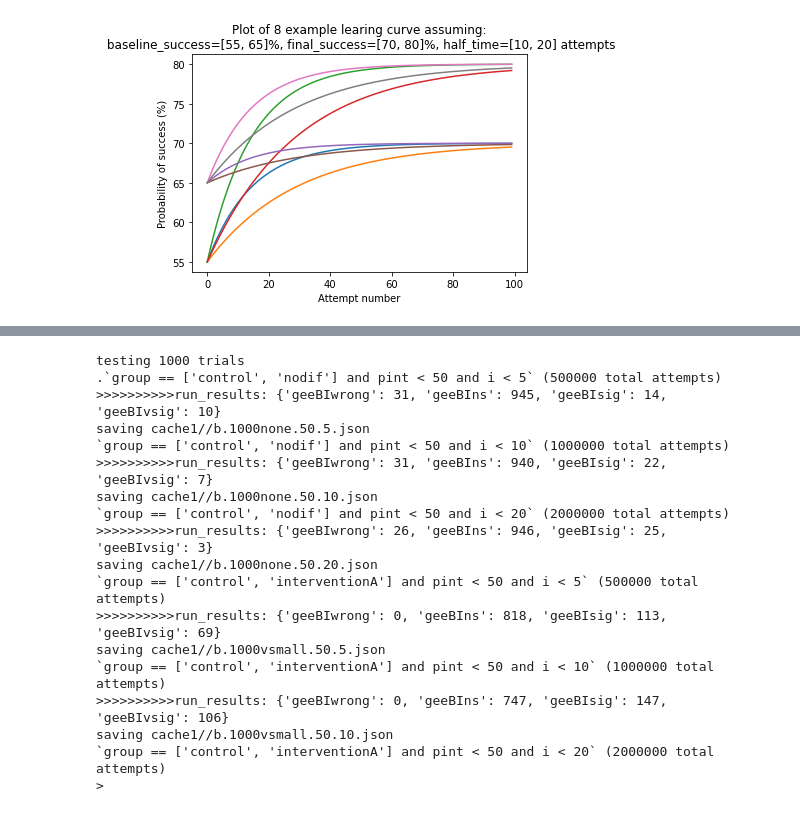
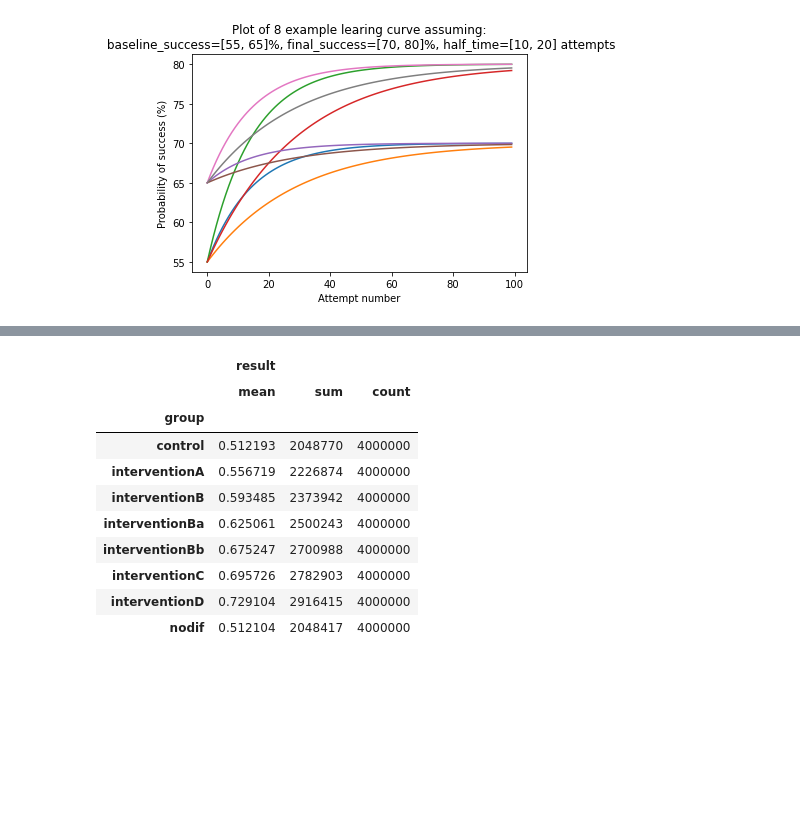
Before and after one commit to ErichBSchulz/IVCTrial, a Jupyter notebook: PowerSimulation.ipynb, the cells around one changed output, grey strips where cells are left out. Cells and saved outputs as stored; diff of their text form; code cells hidden in the pictures; blank space fills up the shorter version.

```diff
--- a/PowerSimulation.ipynb
+++ b/PowerSimulation.ipynb
@@ -192,21 +200,22 @@ def generate_trial_data(subject_n, attempt_n, trials, groups, sac):
     ad = pd.DataFrame(attempt_data)
     return td, partd, ad, totals
 # %%
-def trial_plots(td, partd, ad):
-    whisker = 5
-    ax = sns.boxplot(x="group", y="result", data=td, whis=[whisker, 100-whisker])
+def trial_plots(td, partd, ad, box=False):
+    if box:
+        whisker = 5
+        ax = sns.boxplot(x="group", y="result", data=td, whis=[whisker, 100-whisker])
+        title_msg =  " (Whiskers at {whisker}% and {100-whisker}%)"
+    else:
+        title_msg =  ""
     #ax = sns.swarmplot(x="group", y="result", data=td)
     ax = sns.violinplot(x="group", y="result", data=td)
     ax.set_ylabel('Successes (count)')
     ax.set_xlabel('Group')
-
-    plt.title(f"Successful attempts in each arm of {len(td)} trials of {int(len(partd)/len(td))} students, each having {int(len(ad)/len(partd))} attempts. (Whiskers at {whisker}% and {100-whisker}%)")
+    plt.title(f"Successful attempts in each arm of {ad.trial.max()+1} trials of {int(len(partd)/len(td))} students, each having {int(len(ad)/len(partd))} attempts.{title_msg}")
     plt.show()
-
     pd.crosstab(ad.result, ad.i).plot(kind='bar')
     plt.title("Success per iteration")
     plt.show()
-
     ad.groupby(['group', 'i']).result.sum().plot(stacked=True,kind='bar')
     plt.title("Success per iteration")
     plt.show()
@@ -228,6 +237,5 @@ def test_trial_generation(sac, groups, subject_n = 5, attempt_n = 5, trials = 10
 
     return td, partd, ad
 
-groups = {"control": 0, "interventionA":0.1, "interventionB":0.2, "interventionC":0.6, "nodif": 0}
-td, partd, ad = test_trial_generation(sac, groups)
-trial_plots(td, partd, ad)
+# groups = {"control": 0, "interventionA":0.1, "interventionB":0.2, "interventionC":0.6, "nodif": 0}
+#td, partd, ad = test_trial_generation(sac, groups)
@@ -323,0 +352,16 @@ loading trial data from trial_cache1000
+# %%
+group_totals = ad[['group','result']].groupby('group').agg(['mean', 'sum', 'count'])
+# %%
+group_totals
+# %% [output]
+|  | result |  |  |
+|  | mean | sum | count |
+| group |  |  |  |
+| control | 0.512193 | 2048770 | 4000000 |
+| interventionA | 0.556719 | 2226874 | 4000000 |
+| interventionB | 0.593485 | 2373942 | 4000000 |
+| interventionBa | 0.625061 | 2500243 | 4000000 |
+| interventionBb | 0.675247 | 2700988 | 4000000 |
+| interventionC | 0.695726 | 2782903 | 4000000 |
+| interventionD | 0.729104 | 2916415 | 4000000 |
+| nodif | 0.512104 | 2048417 | 4000000 |
@@ -363,13 +409,18 @@ def run_test(testing = True):
     pairs = {'none': ['control','nodif'],
                  'vsmall': ['control','interventionA'],
                  'small': ['control','interventionB'],
+                 'mod': ['control','interventionBa'],
                  'big': ['control', 'interventionC'],
                  'huge': ['control', 'interventionD'],
                  'upper': [ 'interventionC', 'interventionD']
                 }
     """
+    clasic distribution:
     {'control': 51.6145, 'interventionA': 55.88775, 'interventionB': 59.653125,
     'interventionC': 69.713125, 'interventionD': 73.108, 'nodif': 51.515}
+    tight:
+    {'control': 74.7725, 'interventionA': 77.1845, 'interventionB': 79.0445,
+    'interventionC': 84.29125, 'interventionD': 86.058, 'nodif': 74.52475}
     """
     if testing:
         students_per_group = [5, 10]
@@ -377,16 +428,16 @@ def run_test(testing = True):
         trials_to_test = 3
         cache = "cache_test/"
     else:
-        students_per_group = [50] #[20, 30,50, 75, 100,200]
-        attempts_per_student = [5, 10, 20]
-        trials_to_test = 1000 # int(len(td)/len(groups)) #fixme
+        students_per_group = [25, 30, 40, 50, 75, 100, 150] #[20, 30,50, 75, 100,200]
+        attempts_per_student = [10, 20]
+        trials_to_test = ad.trial.max()+1
         cache="cache1/"
 
     print(f"testing {trials_to_test} trials")
     return run_sym(
         attempt_data = ad,
         pairs = pairs,
-        tests = ['geeBI'],
+        tests = ['ols','geeB','geeBIs'],  #['geeBI'],
         trials_to_test = trials_to_test,
         spg = students_per_group,
         aps = attempts_per_student,
@@ -396,22 +447,3 @@ def run_test(testing = True):
 
 #test3 = run_test(testing=True)
 test4 = run_test(testing=False)
-# %% [output]
-testing 1000 trials
-.`group == ['control', 'nodif'] and pint < 50 and i < 5` (500000 total attempts)
->>>>>>>>>>run_results: {'geeBIwrong': 31, 'geeBIns': 945, 'geeBIsig': 14, 'geeBIvsig': 10}
-saving cache1//b.1000none.50.5.json
-`group == ['control', 'nodif'] and pint < 50 and i < 10` (1000000 total attempts)
->>>>>>>>>>run_results: {'geeBIwrong': 31, 'geeBIns': 940, 'geeBIsig': 22, 'geeBIvsig': 7}
-saving cache1//b.1000none.50.10.json
-`group == ['control', 'nodif'] and pint < 50 and i < 20` (2000000 total attempts)
->>>>>>>>>>run_results: {'geeBIwrong': 26, 'geeBIns': 946, 'geeBIsig': 25, 'geeBIvsig': 3}
-saving cache1//b.1000none.50.20.json
-`group == ['control', 'interventionA'] and pint < 50 and i < 5` (500000 total attempts)
->>>>>>>>>>run_results: {'geeBIwrong': 0, 'geeBIns': 818, 'geeBIsig': 113, 'geeBIvsig': 69}
-saving cache1//b.1000vsmall.50.5.json
-`group == ['control', 'interventionA'] and pint < 50 and i < 10` (1000000 total attempts)
->>>>>>>>>>run_results: {'geeBIwrong': 0, 'geeBIns': 747, 'geeBIsig': 147, 'geeBIvsig': 106}
-saving cache1//b.1000vsmall.50.10.json
-`group == ['control', 'interventionA'] and pint < 50 and i < 20` (2000000 total attempts)
->
```
Also changed, not shown: parts of 14 cells of this notebook.
